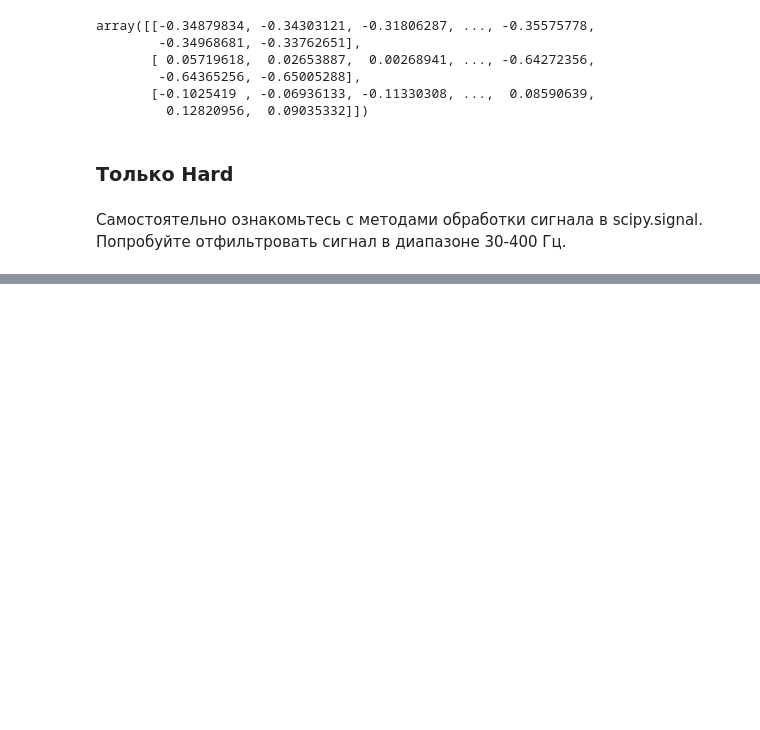
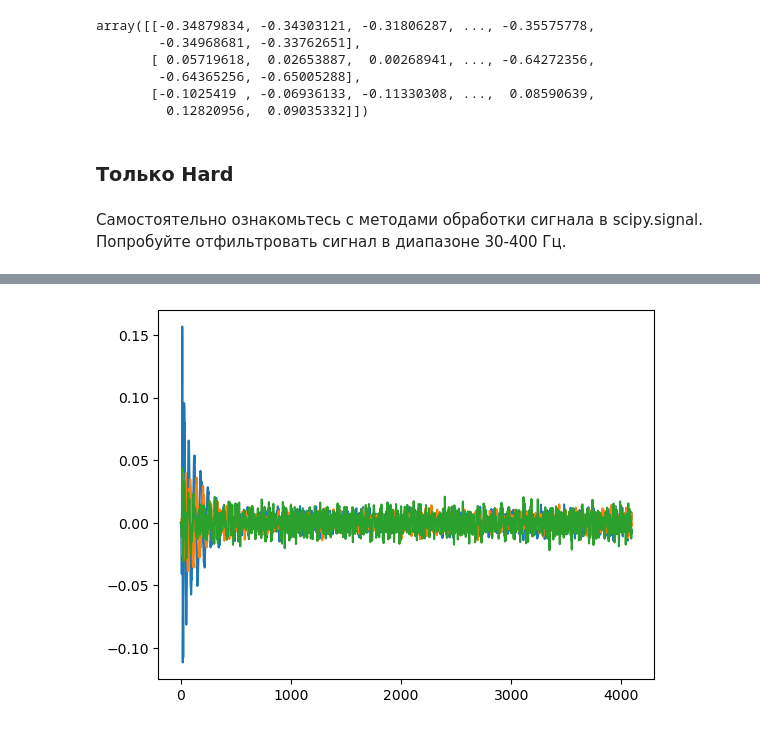
Before and after one commit to KseniaKarandeeva/Data_science_3088, a Jupyter notebook: 03_homework.ipynb, the cells around one changed output, grey strips where cells are left out. Saved outputs shown, nothing was run; the diff lists cells and outputs as text; code cells hidden in the pictures; blank space fills up the shorter version.

```diff
--- a/03_homework.ipynb
+++ b/03_homework.ipynb
@@ -68,0 +73,6 @@ plt.plot(data_normal[0,])
+# %%
+# Данные после фильтрации
+for line in data_filt:
+    plt.plot(line);
+# %% [output]
+[figure, added]
```
Also changed, not shown: parts of 2 cells of this notebook.
